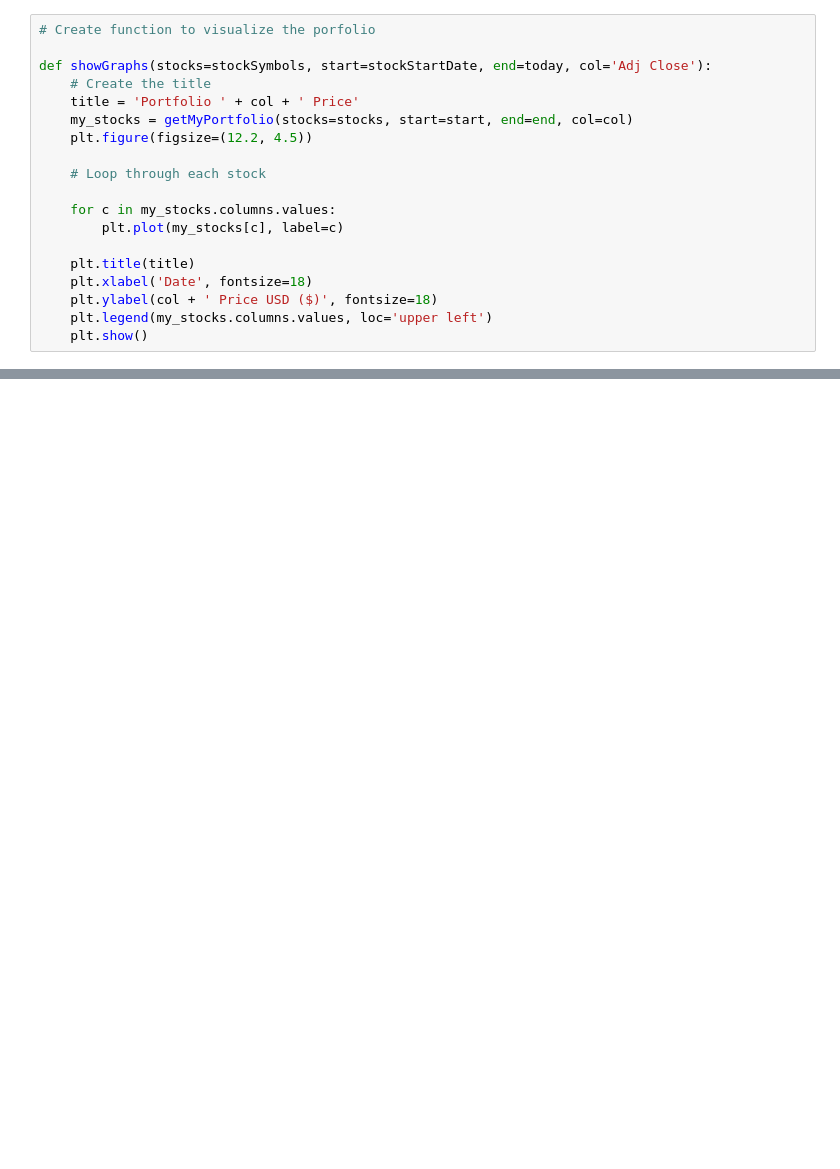
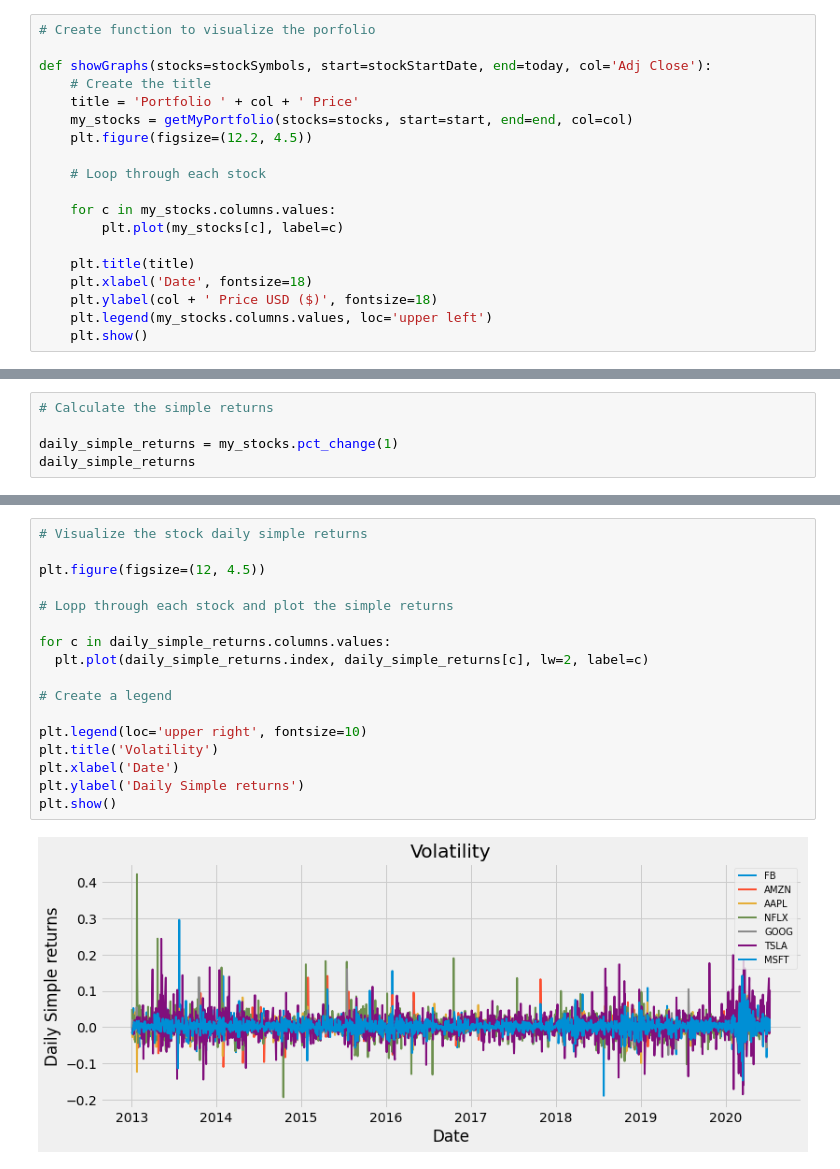
Before and after one commit to sjb3/data_sci_project, a Jupyter notebook: financial_portfolio.ipynb, the cells around one changed output, grey strips where cells are left out. Drawn from its saved outputs; the diff is of its cells as text; blank space fills up the shorter version.

```diff
--- a/financial_portfolio.ipynb
+++ b/financial_portfolio.ipynb
@@ -86,0 +83,5 @@ showGraphs(stockSymbols)
+# %%
+# Calculate the simple returns
+
+daily_simple_returns = my_stocks.pct_change(1)
+daily_simple_returns
@@ -86,0 +161,19 @@ showGraphs(stockSymbols)
+# %%
+# Visualize the stock daily simple returns
+
+plt.figure(figsize=(12, 4.5))
+
+# Lopp through each stock and plot the simple returns
+
+for c in daily_simple_returns.columns.values:
+  plt.plot(daily_simple_returns.index, daily_simple_returns[c], lw=2, label=c)
+
+# Create a legend
+
+plt.legend(loc='upper right', fontsize=10)
+plt.title('Volatility')
+plt.xlabel('Date')
+plt.ylabel('Daily Simple returns')
+plt.show()
+# %% [output]
+[figure, added]
```
Also changed, not shown: parts of 15 cells of this notebook, 2 other files.
